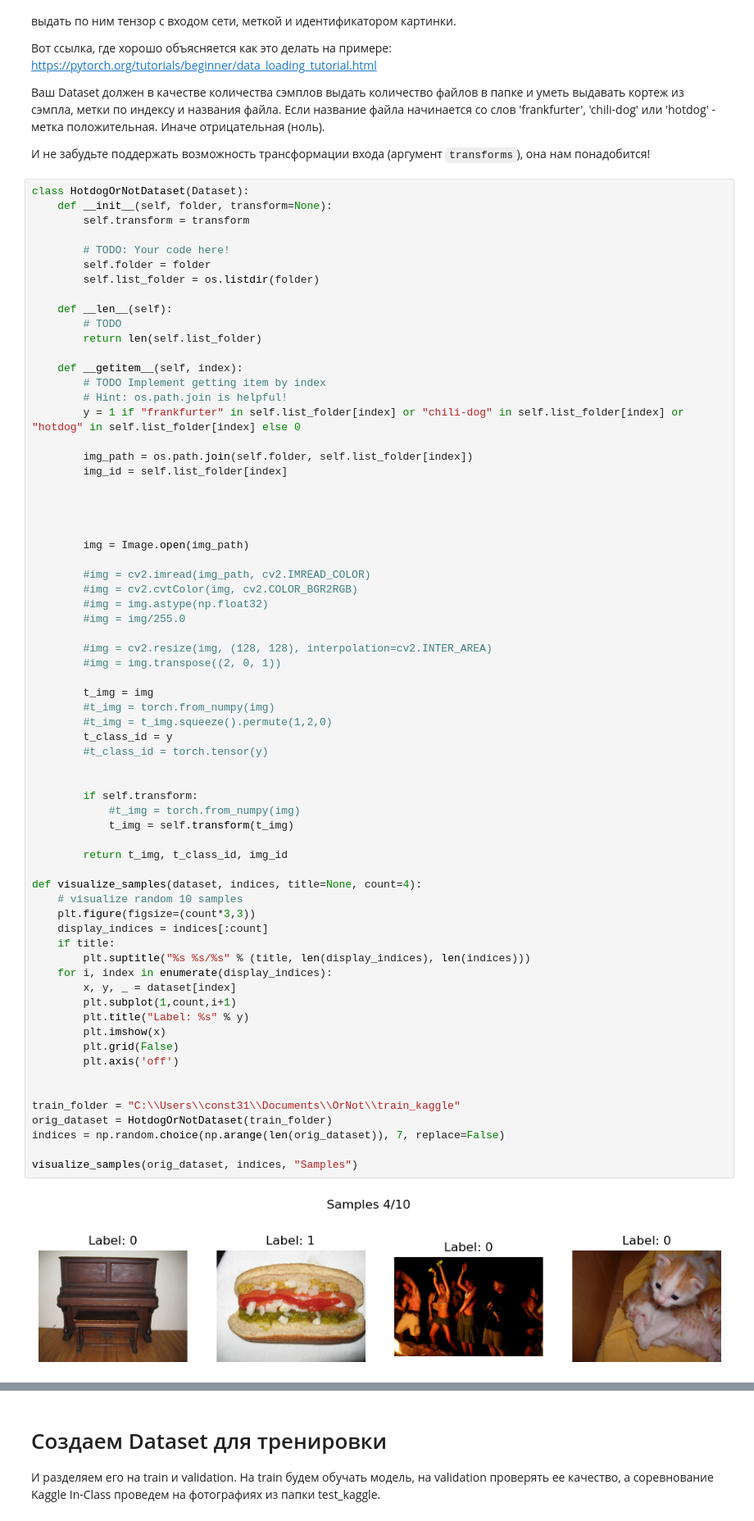
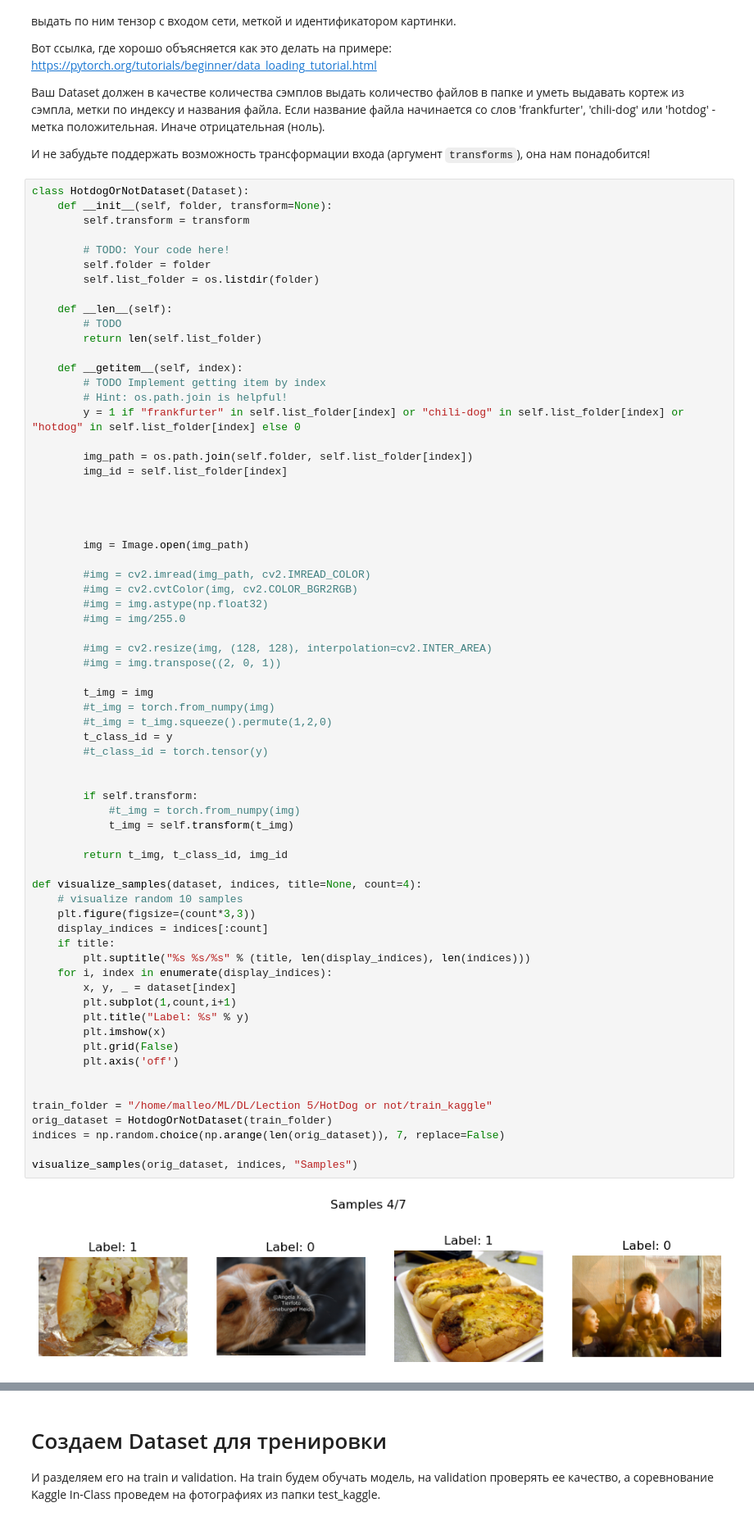
Before and after one commit to mallleo/Hotdog-or-not, a Jupyter notebook: HotdogOrNot (1).ipynb, the cells around one changed output, grey strips where cells are left out. Shown at 82% size. Cells and saved outputs as stored; diff of their text form.

```diff
--- a/HotdogOrNot (1).ipynb
+++ b/HotdogOrNot (1).ipynb
@@ -129,32 +129,32 @@ class HotdogOrNotDataset(Dataset):
         t_class_id = y
         #t_class_id = torch.tensor(y)
 
 
         if self.transform:
             #t_img = torch.from_numpy(img)
             t_img = self.transform(t_img)
 
         return t_img, t_class_id, img_id
 
 def visualize_samples(dataset, indices, title=None, count=4):
     # visualize random 10 samples
     plt.figure(figsize=(count*3,3))
     display_indices = indices[:count]
     if title:
         plt.suptitle("%s %s/%s" % (title, len(display_indices), len(indices)))
     for i, index in enumerate(display_indices):
         x, y, _ = dataset[index]
         plt.subplot(1,count,i+1)
         plt.title("Label: %s" % y)
         plt.imshow(x)
         plt.grid(False)
         plt.axis('off')
 
 
-train_folder = "C:\\Users\\const31\\Documents\\OrNot\\train_kaggle"
+train_folder = "/home/malleo/ML/DL/Lection 5/HotDog or not/train_kaggle"
 orig_dataset = HotdogOrNotDataset(train_folder)
 indices = np.random.choice(np.arange(len(orig_dataset)), 7, replace=False)
 
 visualize_samples(orig_dataset, indices, "Samples")
 # %% [output]
-[figure, old version]
+[figure, new version]
```
Also changed, not shown: parts of 42 cells of this notebook.
